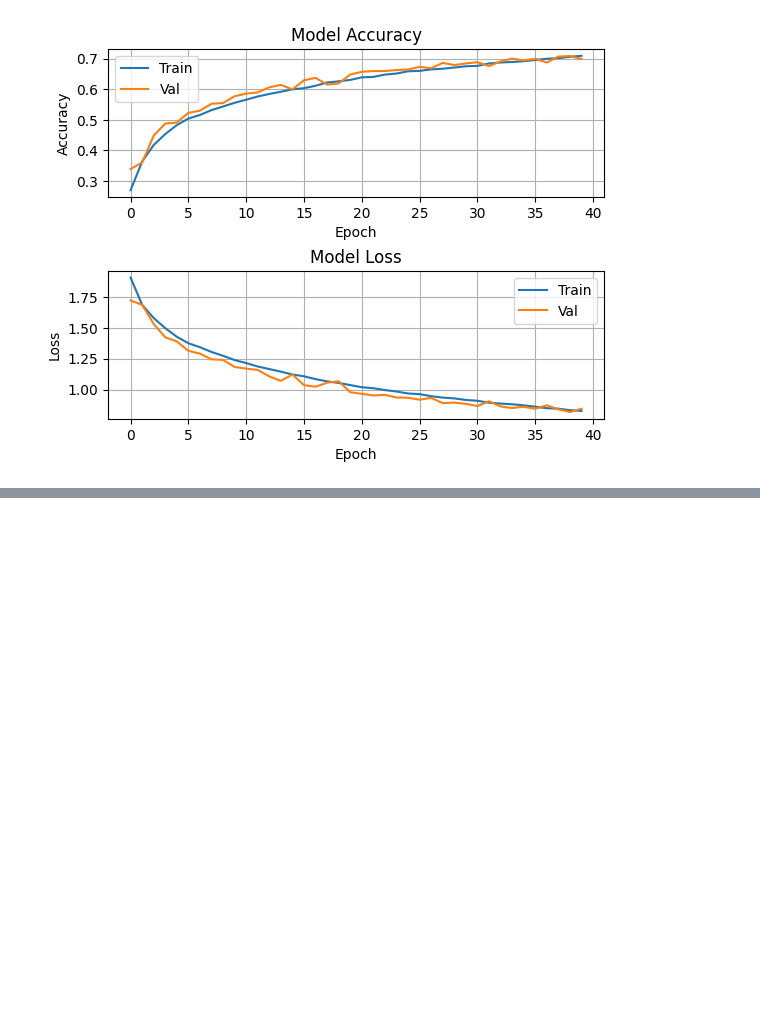
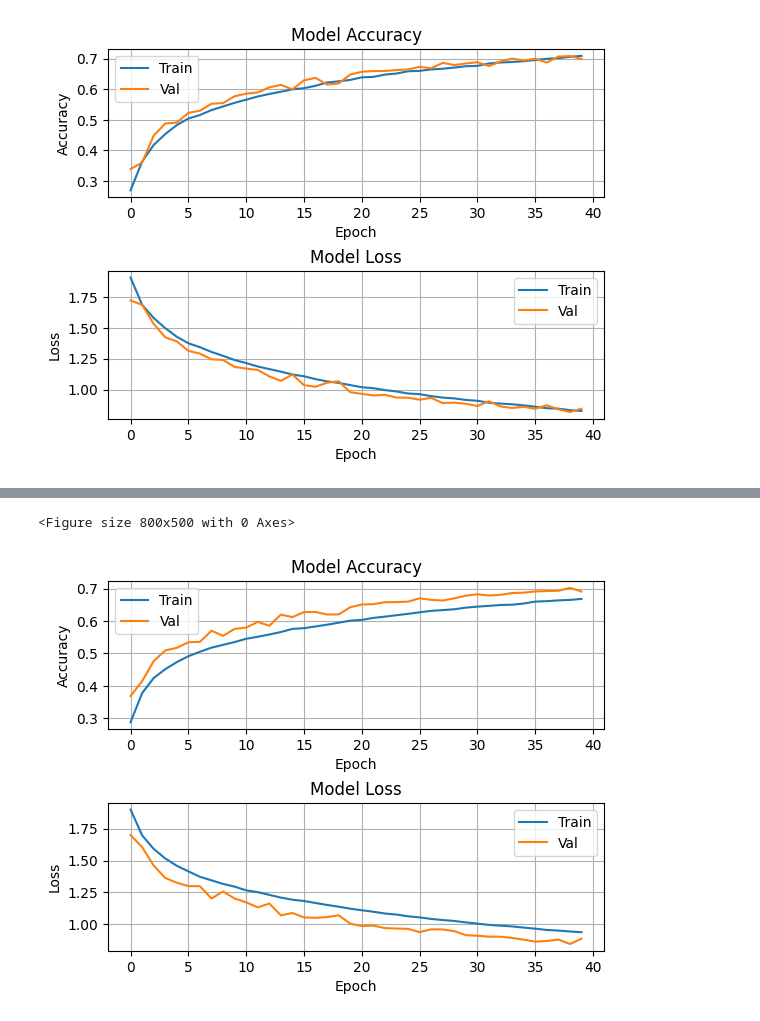
Before and after one commit to rhynero/eeml_cw, a Jupyter notebook: 03_Network_Training.ipynb, the cells around one changed output, grey strips where cells are left out. Cells and saved outputs as stored; diff of their text form; code cells hidden in the pictures; blank space fills up the shorter version.

```diff
--- a/03_Network_Training.ipynb
+++ b/03_Network_Training.ipynb
@@ -1555,7 +1551,8 @@ train_transform = transforms.Compose([
     # You can later add augmentations like:
     transforms.RandomHorizontalFlip(p=0.5),
     transforms.RandomVerticalFlip(p=0.5),
-    transforms.RandomRotation(25),
+    transforms.RandomRotation(45),
+    transforms.RandomAffine(degrees=0, scale=(0.8, 1.2), translate=(0.1, 0.1))
     # transforms.RandomAffine(degrees=0, translate=(0.1, 0.1)), etc.
 ])
 
@@ -1732,4 +1729,4 @@ model = CNNModel(use_dropout=False, use_batchnorm=False, init_mode="xavier_unifo
 criterion = nn.CrossEntropyLoss()
 optimizer = optim.Adam(model.parameters(), lr=3e-4) # Edit optimizer and learning rate here.
 
-history = train_model(model, train_loader, test_loader, criterion, optimizer, epochs=40)
+# history = train_model(model, train_loader, test_loader, criterion, optimizer, epochs=40)
@@ -1828,3 +1807,14 @@ def train_model(
         )
 
     return history
+# %%
+history = train_model(
+    model,
+    train_loader,
+    test_loader,
+    criterion,
+    optimizer,
+    epochs=40,
+    history=None,
+    start_epoch=0
+)
@@ -1831,3 +1839,8 @@ def train_model(
+# %%
+plot_history(history, "train_acc")
+# %% [output]
+<Figure size 800x500 with 0 Axes>
+[figure, added]
 # %%
 history = train_model(
     model,
```
Also changed, not shown: parts of 7 cells of this notebook.
